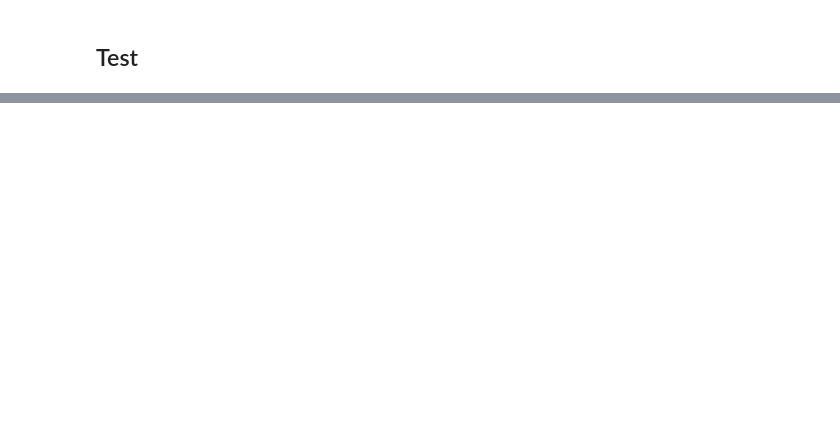
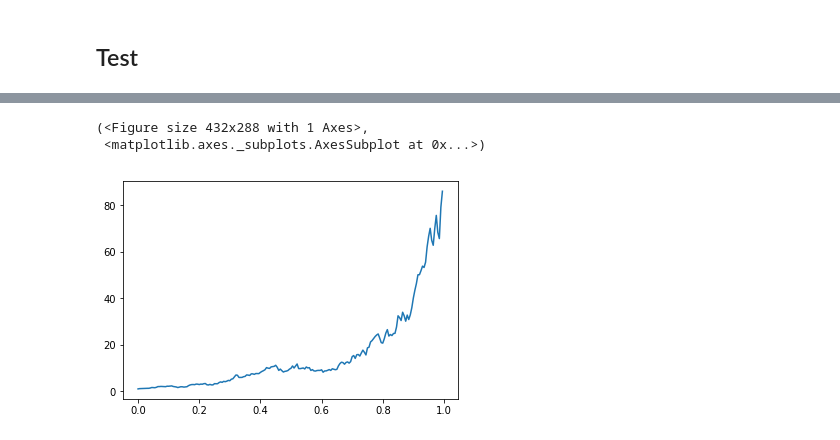
Before and after one commit to StevenGolovkine/FDApy, a Jupyter notebook: examples/simulation.ipynb, the cells around one changed output, grey strips where cells are left out. Cells and saved outputs as stored; diff of their text form; code cells hidden in the pictures; blank space fills up the shorter version.

```diff
--- a/examples/simulation.ipynb
+++ b/examples/simulation.ipynb
@@ -129,0 +121,8 @@ argvals.min()
+# %%
+test = simulate_brownian_(brownian_type='geometric', argvals=np.arange(0, 1, 0.005), x0 = 1, mu = 5, sigma = 1)
+# %%
+plot(test)
+# %% [output]
+(<Figure size 432x288 with 1 Axes>,
+ <matplotlib.axes._subplots.AxesSubplot at 0x...>)
+[figure, added]
```
Also changed, not shown: parts of 13 cells of this notebook, 1 other file.
